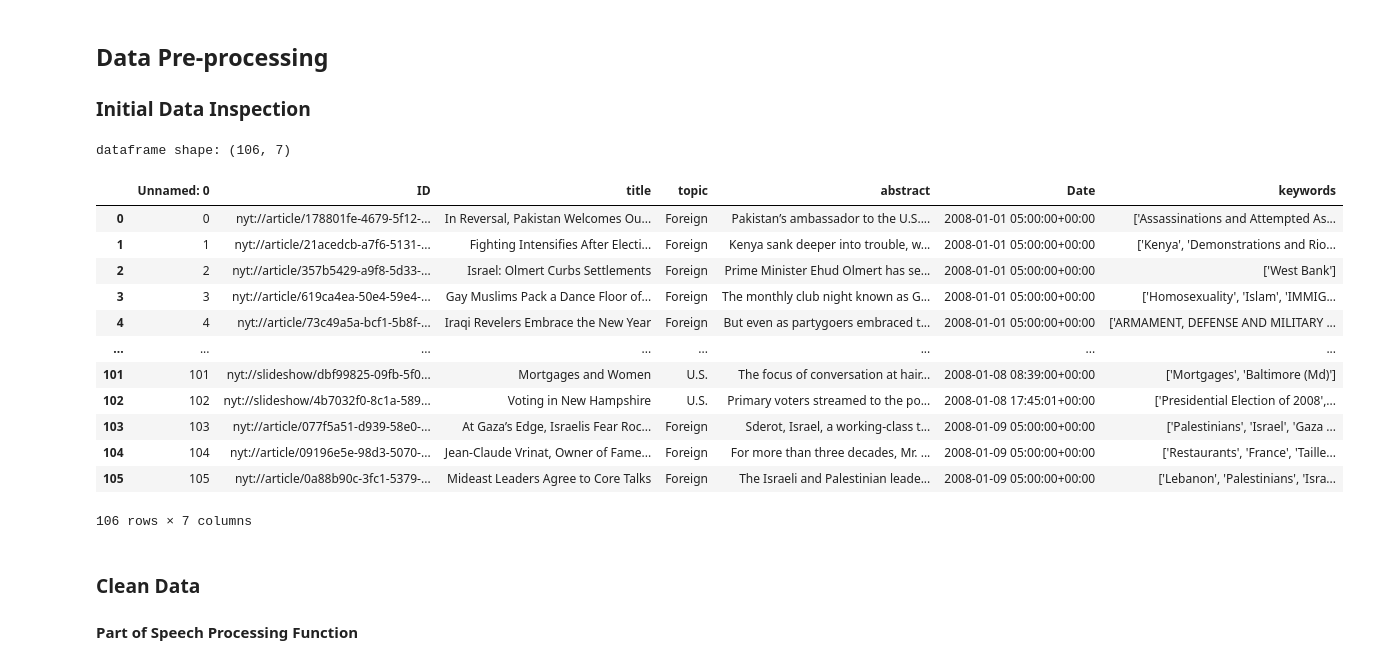
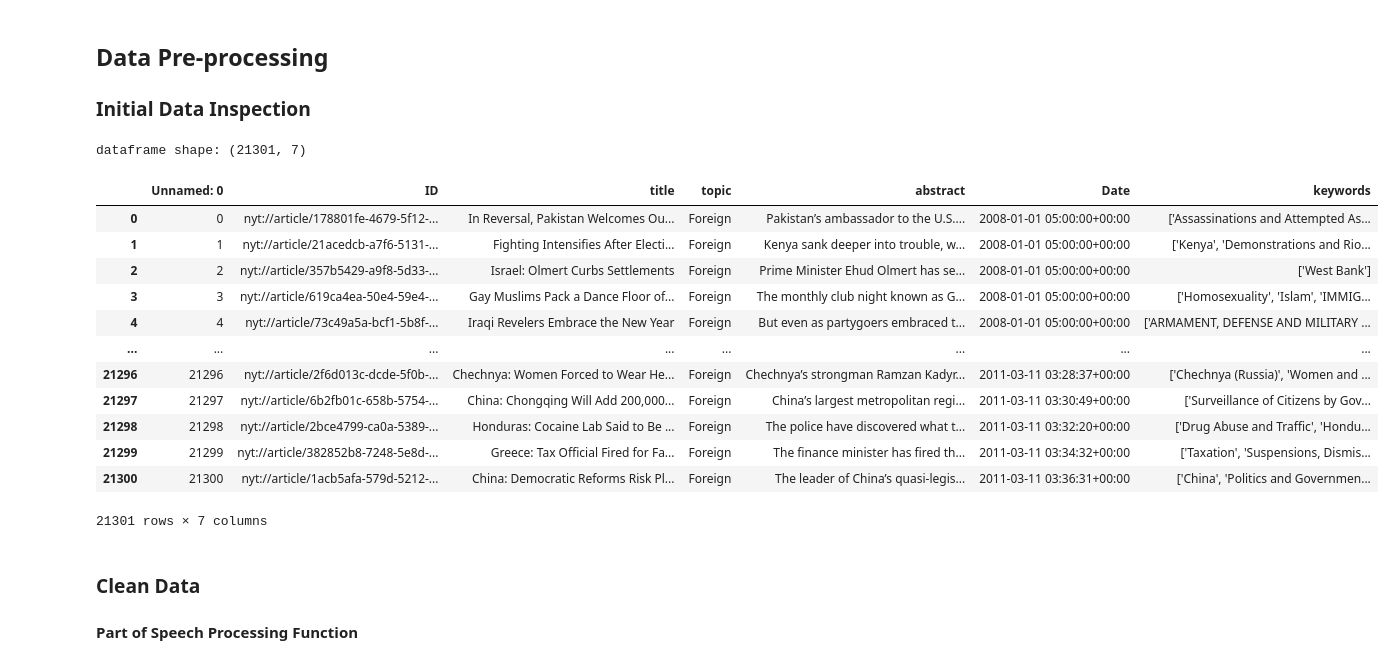
Before and after one commit to sirutBuasai/nyt-news-summarization, a Jupyter notebook: nyt_lstm.ipynb, the cells around one changed output. Saved outputs shown, nothing was run; the diff lists cells and outputs as text; code cells hidden in the pictures.

```diff
--- a/nyt_lstm.ipynb
+++ b/nyt_lstm.ipynb
@@ -52,31 +72,32 @@ LATENT_DIMENSION = 300
 EMBEDDING_DIMENSION = 100
 EPOCH = 10
 BATCH_SIZE = 128
-DATA_SET_RATIO = 0.001
+DATA_SET_RATIO = 0.2
 # %% [markdown]
 ## Data Pre-processing
 ### Initial Data Inspection
 # %%
-raw_data_path = 'NYT_Dataset.csv'
+# download and make initial inspection of the dataset
+raw_data_path = '/content/gdrive/My Drive/Fourth Year/Natural Language Processing/Final Project/NYT_Dataset.csv'
 raw_data = pd.read_csv(raw_data_path)
 raw_data = raw_data[:int(DATA_SET_RATIO*len(raw_data))]
 print(f'dataframe shape: {raw_data.shape}')
 raw_data
 # %% [output]
-dataframe shape: (106, 7)
+dataframe shape: (21301, 7)
 |  | Unnamed: 0 | ID | title | topic | abstract | Date | keywords |
 | 0 | 0 | nyt://article/178801fe-4679-5f12-... | In Reversal, Pakistan Welcomes Ou... | Foreign | Pakistan’s ambassador to the U.S.... | 2008-01-01 05:00:00+00:00 | ['Assassinations and Attempted As... |
 | 1 | 1 | nyt://article/21acedcb-a7f6-5131-... | Fighting Intensifies After Electi... | Foreign | Kenya sank deeper into trouble, w... | 2008-01-01 05:00:00+00:00 | ['Kenya', 'Demonstrations and Rio... |
 | 2 | 2 | nyt://article/357b5429-a9f8-5d33-... | Israel: Olmert Curbs Settlements | Foreign | Prime Minister Ehud Olmert has se... | 2008-01-01 05:00:00+00:00 | ['West Bank'] |
 | 3 | 3 | nyt://article/619ca4ea-50e4-59e4-... | Gay Muslims Pack a Dance Floor of... | Foreign | The monthly club night known as G... | 2008-01-01 05:00:00+00:00 | ['Homosexuality', 'Islam', 'IMMIG... |
 | 4 | 4 | nyt://article/73c49a5a-bcf1-5b8f-... | Iraqi Revelers Embrace the New Year | Foreign | But even as partygoers embraced t... | 2008-01-01 05:00:00+00:00 | ['ARMAMENT, DEFENSE AND MILITARY ... |
 | ... | ... | ... | ... | ... | ... | ... | ... |
-| 101 | 101 | nyt://slideshow/dbf99825-09fb-5f0... | Mortgages and Women | U.S. | The focus of conversation at hair... | 2008-01-08 08:39:00+00:00 | ['Mortgages', 'Baltimore (Md)'] |
-| 102 | 102 | nyt://slideshow/4b7032f0-8c1a-589... | Voting in New Hampshire | U.S. | Primary voters streamed to the po... | 2008-01-08 17:45:01+00:00 | ['Presidential Election of 2008',... |
-| 103 | 103 | nyt://article/077f5a51-d939-58e0-... | At Gaza’s Edge, Israelis Fear Roc... | Foreign | Sderot, Israel, a working-class t... | 2008-01-09 05:00:00+00:00 | ['Palestinians', 'Israel', 'Gaza ... |
-| 104 | 104 | nyt://article/09196e5e-98d3-5070-... | Jean-Claude Vrinat, Owner of Fame... | Foreign | For more than three decades, Mr. ... | 2008-01-09 05:00:00+00:00 | ['Restaurants', 'France', 'Taille... |
-| 105 | 105 | nyt://article/0a88b90c-3fc1-5379-... | Mideast Leaders Agree to Core Talks | Foreign | The Israeli and Palestinian leade... | 2008-01-09 05:00:00+00:00 | ['Lebanon', 'Palestinians', 'Isra... |
+| 21296 | 21296 | nyt://article/2f6d013c-dcde-5f0b-... | Chechnya: Women Forced to Wear He... | Foreign | Chechnya’s strongman Ramzan Kadyr... | 2011-03-11 03:28:37+00:00 | ['Chechnya (Russia)', 'Women and ... |
+| 21297 | 21297 | nyt://article/6b2fb01c-658b-5754-... | China: Chongqing Will Add 200,000... | Foreign | China’s largest metropolitan regi... | 2011-03-11 03:30:49+00:00 | ['Surveillance of Citizens by Gov... |
+| 21298 | 21298 | nyt://article/2bce4799-ca0a-5389-... | Honduras: Cocaine Lab Said to Be ... | Foreign | The police have discovered what t... | 2011-03-11 03:32:20+00:00 | ['Drug Abuse and Traffic', 'Hondu... |
+| 21299 | 21299 | nyt://article/382852b8-7248-5e8d-... | Greece: Tax Official Fired for Fa... | Foreign | The finance minister has fired th... | 2011-03-11 03:34:32+00:00 | ['Taxation', 'Suspensions, Dismis... |
+| 21300 | 21300 | nyt://article/1acb5afa-579d-5212-... | China: Democratic Reforms Risk Pl... | Foreign | The leader of China’s quasi-legis... | 2011-03-11 03:36:31+00:00 | ['China', 'Politics and Governmen... |
-106 rows × 7 columns
+21301 rows × 7 columns
 # %% [markdown]
 ### Clean Data
 #### Part of Speech Processing Function
```
Also changed, not shown: parts of 18 cells of this notebook.
